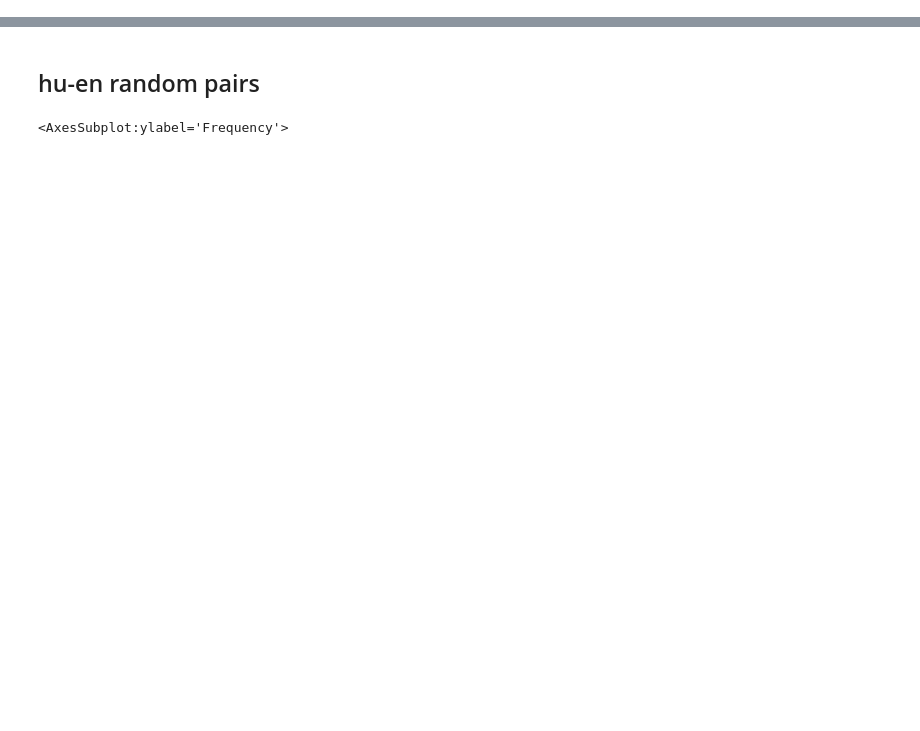
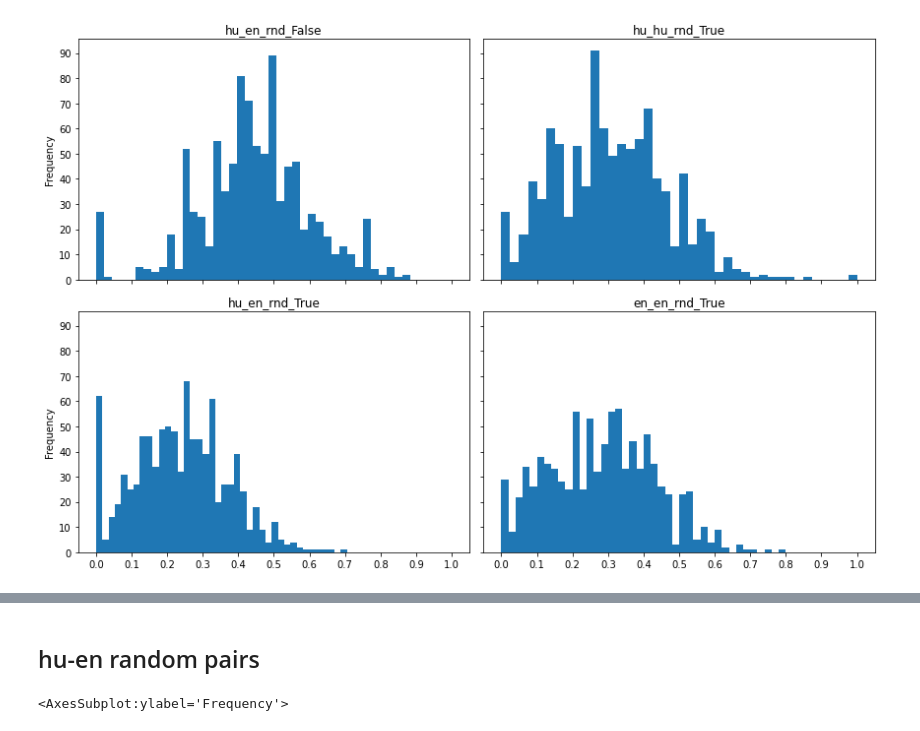
Before and after one commit to attilanagy234/TreeSwap, a Jupyter notebook: notebooks/Graph_similarity.ipynb, the cells around one changed output, grey strips where cells are left out. Drawn from its saved outputs; the diff is of its cells as text; code cells hidden in the pictures; blank space fills up the shorter version.

```diff
--- a/notebooks/Graph_similarity.ipynb
+++ b/notebooks/Graph_similarity.ipynb
@@ -43,0 +20,33 @@ with open(en_sent_file, 'r') as f:
+# %%
+def plot_2x2_hist(run, key):
+    fig, axs = plt.subplots(2, 2, sharex='all', sharey='all')
+    for i, (name, df) in enumerate(dataframes[run].items()):
+        x = i % 2
+        y = (i // 2) % 2
+        df[key].plot.hist(bins=40, xticks=[0.0,0.1, 0.2, 0.3,0.4,0.5,0.6,0.7,0.8,0.9,1.0],
+                                     yticks=range(0, 100, 10), ax=axs[x,y], figsize=(12,8))
+        axs[x, y].set_title(name)
+    fig.tight_layout()
+    axs[1, 0].sharex(axs[0, 0])
+
+def plot_2x2_2hist(run1, run2, key1, key2):
+    plt.style.use('seaborn-deep')
+    fig, axs = plt.subplots(2, 2, sharex='all', sharey='all', figsize=(12,8))
+    for i, name in enumerate(dataframes[run1].keys()):
+        x = i % 2
+        y = (i // 2) % 2
+
+        df1 = dataframes[run1][name]
+        df2 = dataframes[run2][name]
+
+        #axs[x, y].hist(df1[key1], bins=40, alpha=0.5, label=run1)
+        #axs[x, y].hist(df2[key2], bins=40, alpha=0.5, label=run2)
+
+        axs[x, y].hist([df1[key1], df2[key2]], bins=20, label=[run1,run2])
+
+        axs[x, y].set_title(name)
+        axs[x, y].set_xticks([0.0,0.1, 0.2, 0.3,0.4,0.5,0.6,0.7,0.8,0.9,1.0])
+        axs[x, y].set_yticks(range(0, 220, 20))
+        axs[x, y].legend(loc='upper right')
+    axs[1, 0].sharex(axs[0, 0])
+    fig.tight_layout()
@@ -43,0 +81,4 @@ with open(en_sent_file, 'r') as f:
+# %%
+plot_2x2_hist('ged-2', 'norm_dist')
+# %% [output]
+[figure, added]
```
Also changed, not shown: parts of 23 cells of this notebook.
